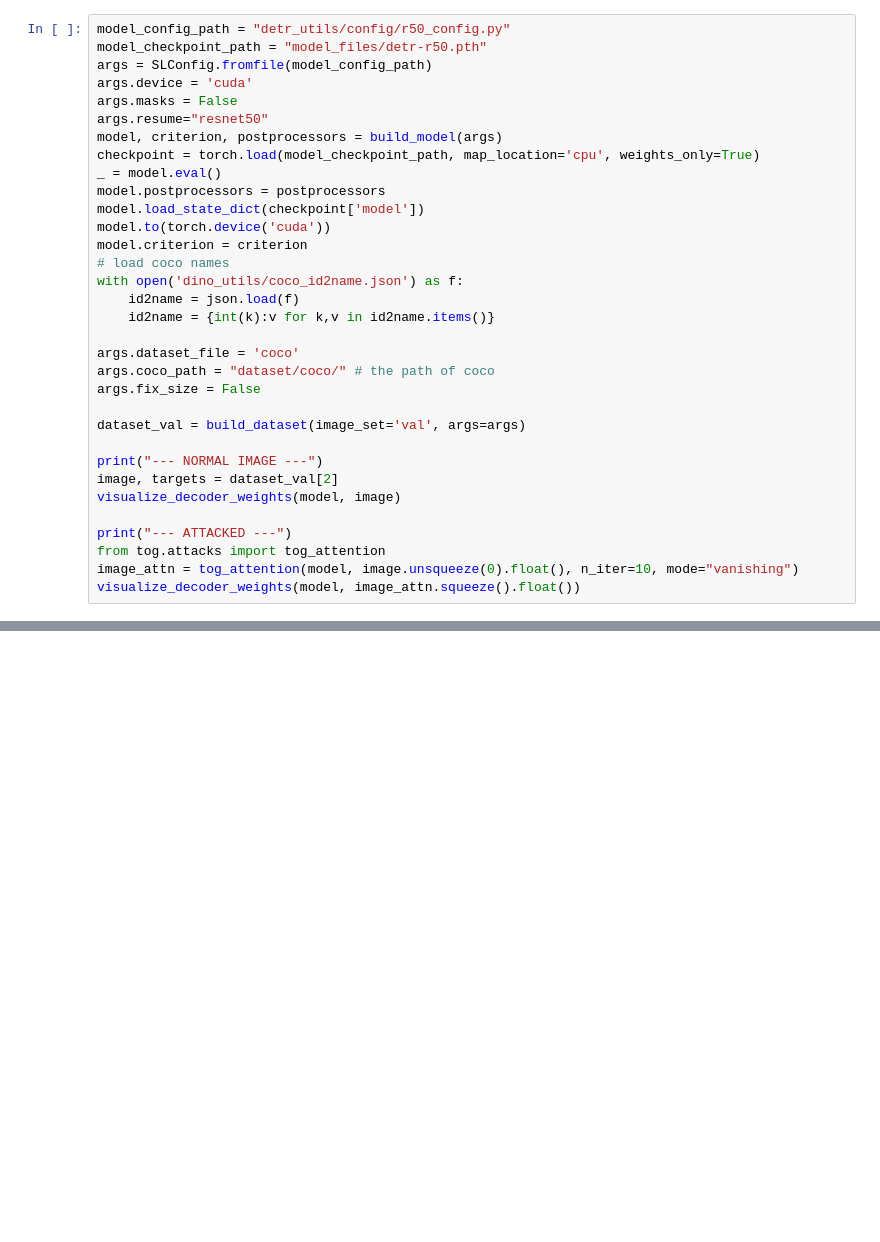
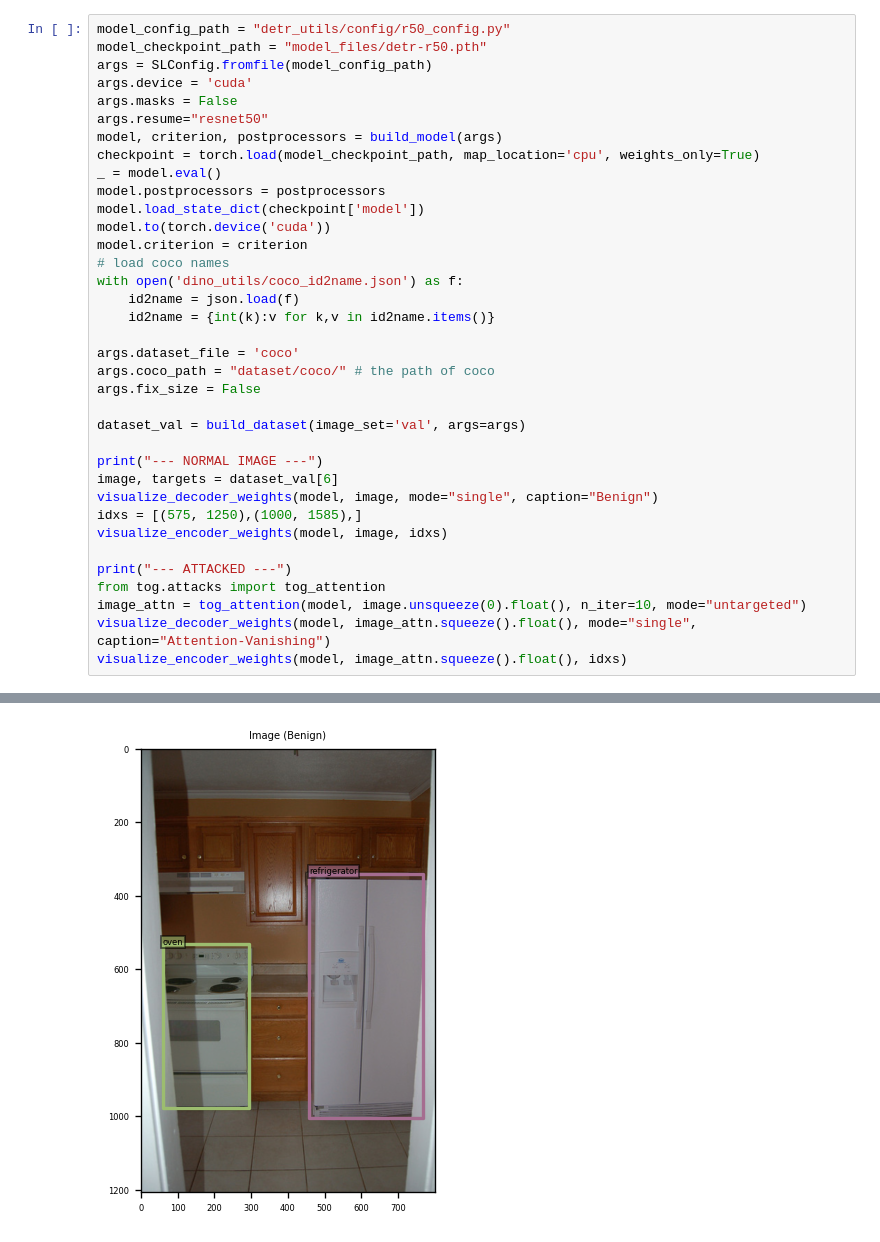
Before and after one commit to zacharyyahn/AFOG, a Jupyter notebook: visualize_detr.ipynb, the cells around one changed output, grey strips where cells are left out. Drawn from its saved outputs; the diff is of its cells as text; blank space fills up the shorter version.

```diff
--- a/visualize_detr.ipynb
+++ b/visualize_detr.ipynb
@@ -169,12 +319,15 @@ args.fix_size = False
 dataset_val = build_dataset(image_set='val', args=args)
 
 print("--- NORMAL IMAGE ---")
-image, targets = dataset_val[2]
-visualize_decoder_weights(model, image)
+image, targets = dataset_val[6]
+visualize_decoder_weights(model, image, mode="single", caption="Benign")
+idxs = [(575, 1250),(1000, 1585),]
+visualize_encoder_weights(model, image, idxs)
 
 print("--- ATTACKED ---")
 from tog.attacks import tog_attention
-image_attn = tog_attention(model, image.unsqueeze(0).float(), n_iter=10, mode="vanishing")
-visualize_decoder_weights(model, image_attn.squeeze().float())
+image_attn = tog_attention(model, image.unsqueeze(0).float(), n_iter=10, mode="untargeted")
+visualize_decoder_weights(model, image_attn.squeeze().float(), mode="single", caption="Attention-Vanishing")
+visualize_encoder_weights(model, image_attn.squeeze().float(), idxs)
 # %% [output]
 loading annotations into memory...
@@ -192,0 +341 @@ Clipping input data to the valid range for imshow with RGB data ([0..1] for floa
+[figure, new version]
```
Also changed, not shown: parts of 3 cells of this notebook, 54 other files.
